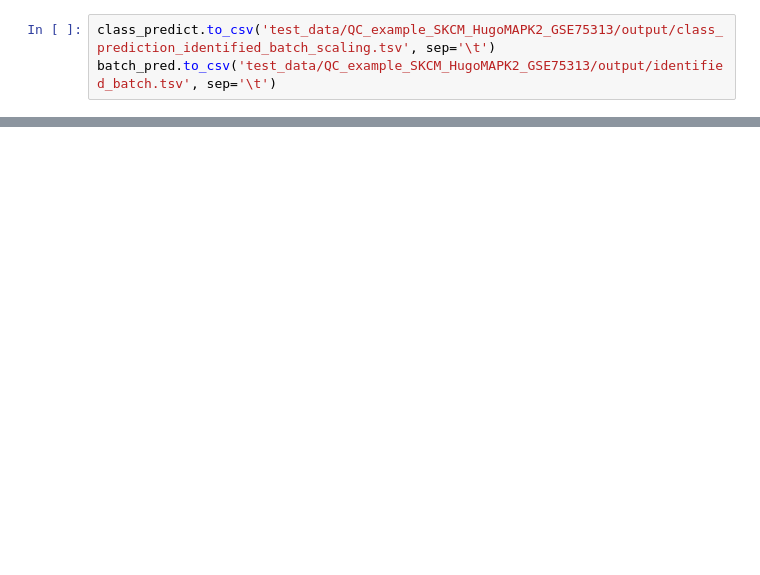
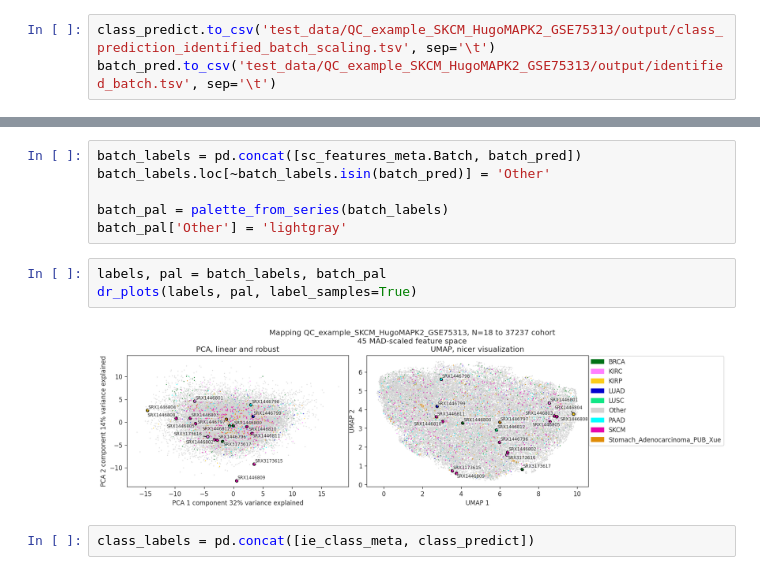
Before and after one commit to BostonGene/Immune_Escape, a Jupyter notebook: Get_reference_cohort_and_classify.ipynb, the cells around one changed output, grey strips where cells are left out. Drawn from its saved outputs; the diff is of its cells as text; blank space fills up the shorter version.

```diff
--- a/Get_reference_cohort_and_classify.ipynb
+++ b/Get_reference_cohort_and_classify.ipynb
@@ -178,0 +254,13 @@ batch_pred.to_csv('test_data/QC_example_SKCM_HugoMAPK2_GSE75313/output/identifie
+# %%
+batch_labels = pd.concat([sc_features_meta.Batch, batch_pred])
+batch_labels.loc[~batch_labels.isin(batch_pred)] = 'Other'
+
+batch_pal = palette_from_series(batch_labels)
+batch_pal['Other'] = 'lightgray'
+# %%
+labels, pal = batch_labels, batch_pal
+dr_plots(labels, pal, label_samples=True)
+# %% [output]
+[figure, added]
+# %%
+class_labels = pd.concat([ie_class_meta, class_predict])
```
Also changed, not shown: parts of 29 cells of this notebook, 14 other files.
